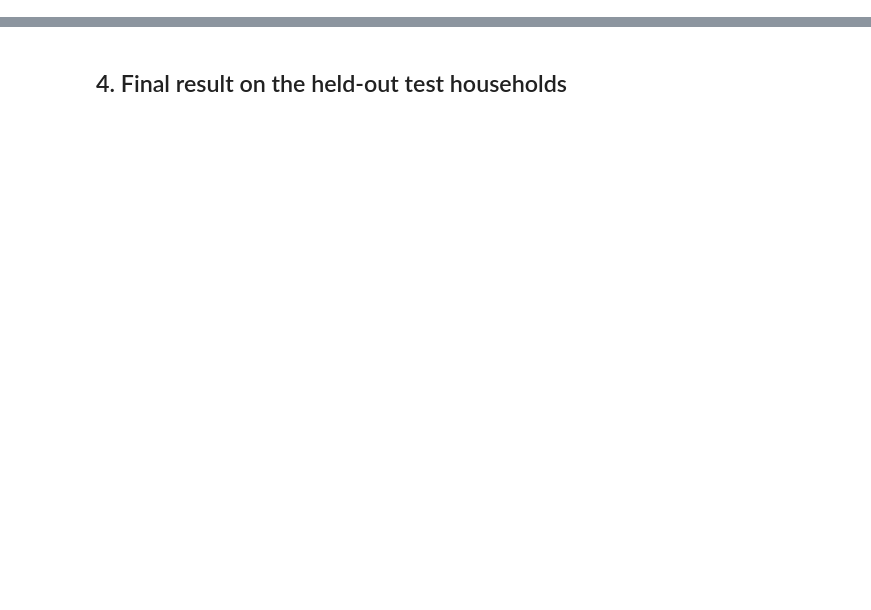
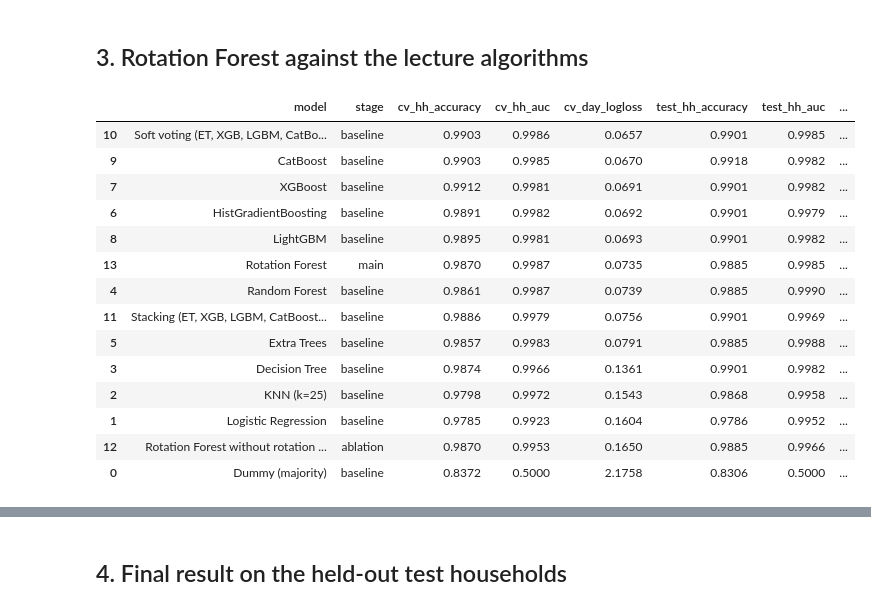
Before and after one commit to virangalh26/enasamble-model, a Jupyter notebook: notebooks/02_modelling_and_explainability.ipynb, the cells around one changed output, grey strips where cells are left out. Drawn from its saved outputs; the diff is of its cells as text; code cells hidden in the pictures; blank space fills up the shorter version.

```diff
--- a/notebooks/02_modelling_and_explainability.ipynb
+++ b/notebooks/02_modelling_and_explainability.ipynb
@@ -132,0 +77,22 @@ on a household that the base model was trained on.
+# %% [markdown]
+## 3. Rotation Forest against the lecture algorithms
+# %%
+cols = ["model", "stage", "cv_hh_accuracy", "cv_hh_auc", "cv_day_logloss", "test_hh_accuracy", "test_hh_auc",
+        "test_hh_errors", "test_hh_f1", "seconds"]
+comp[cols].sort_values("cv_day_logloss")
+# %% [output]
+|  | model | stage | cv_hh_accuracy | cv_hh_auc | cv_day_logloss | test_hh_accuracy | test_hh_auc | ... |
+| 10 | Soft voting (ET, XGB, LGBM, CatBo... | baseline | 0.9903 | 0.9986 | 0.0657 | 0.9901 | 0.9985 | ... |
+| 9 | CatBoost | baseline | 0.9903 | 0.9985 | 0.0670 | 0.9918 | 0.9982 | ... |
+| 7 | XGBoost | baseline | 0.9912 | 0.9981 | 0.0691 | 0.9901 | 0.9982 | ... |
+| 6 | HistGradientBoosting | baseline | 0.9891 | 0.9982 | 0.0692 | 0.9901 | 0.9979 | ... |
+| 8 | LightGBM | baseline | 0.9895 | 0.9981 | 0.0693 | 0.9901 | 0.9982 | ... |
+| 13 | Rotation Forest | main | 0.9870 | 0.9987 | 0.0735 | 0.9885 | 0.9985 | ... |
+| 4 | Random Forest | baseline | 0.9861 | 0.9987 | 0.0739 | 0.9885 | 0.9990 | ... |
+| 11 | Stacking (ET, XGB, LGBM, CatBoost... | baseline | 0.9886 | 0.9979 | 0.0756 | 0.9901 | 0.9969 | ... |
+| 5 | Extra Trees | baseline | 0.9857 | 0.9983 | 0.0791 | 0.9885 | 0.9988 | ... |
+| 3 | Decision Tree | baseline | 0.9874 | 0.9966 | 0.1361 | 0.9901 | 0.9982 | ... |
+| 2 | KNN (k=25) | baseline | 0.9798 | 0.9972 | 0.1543 | 0.9868 | 0.9958 | ... |
+| 1 | Logistic Regression | baseline | 0.9785 | 0.9923 | 0.1604 | 0.9786 | 0.9952 | ... |
+| 12 | Rotation Forest without rotation ... | ablation | 0.9870 | 0.9953 | 0.1650 | 0.9885 | 0.9966 | ... |
+| 0 | Dummy (majority) | baseline | 0.8372 | 0.5000 | 2.1758 | 0.8306 | 0.5000 | ... |
```
Also changed, not shown: parts of 47 cells of this notebook, 54 other files.
